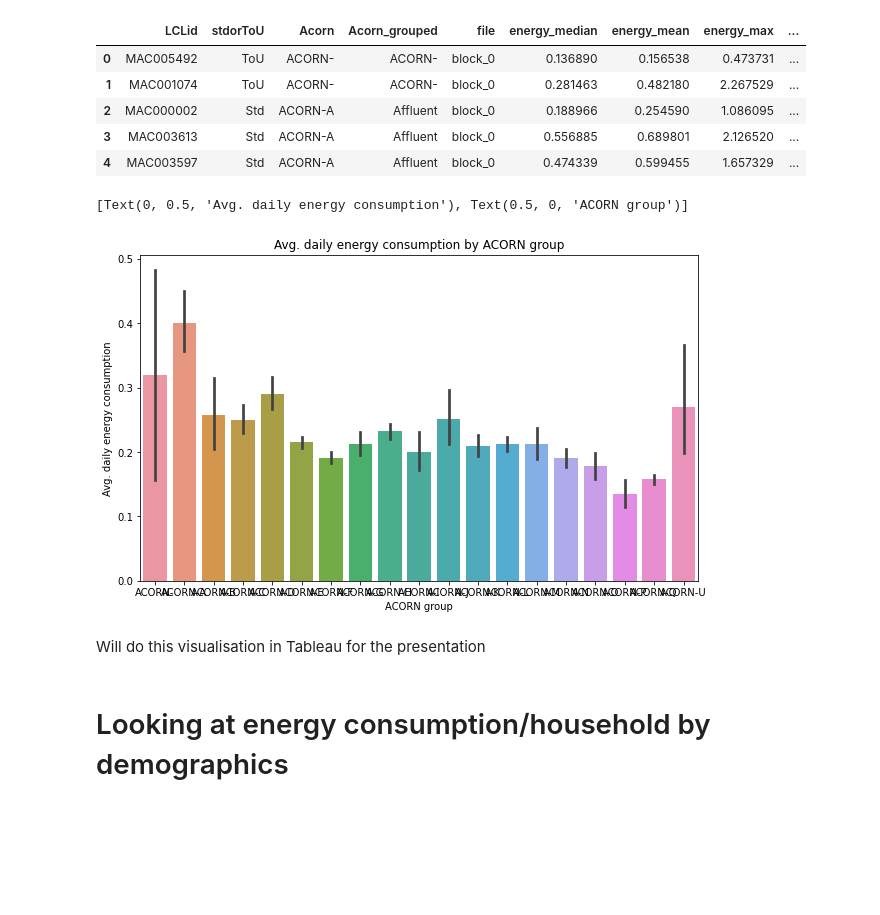
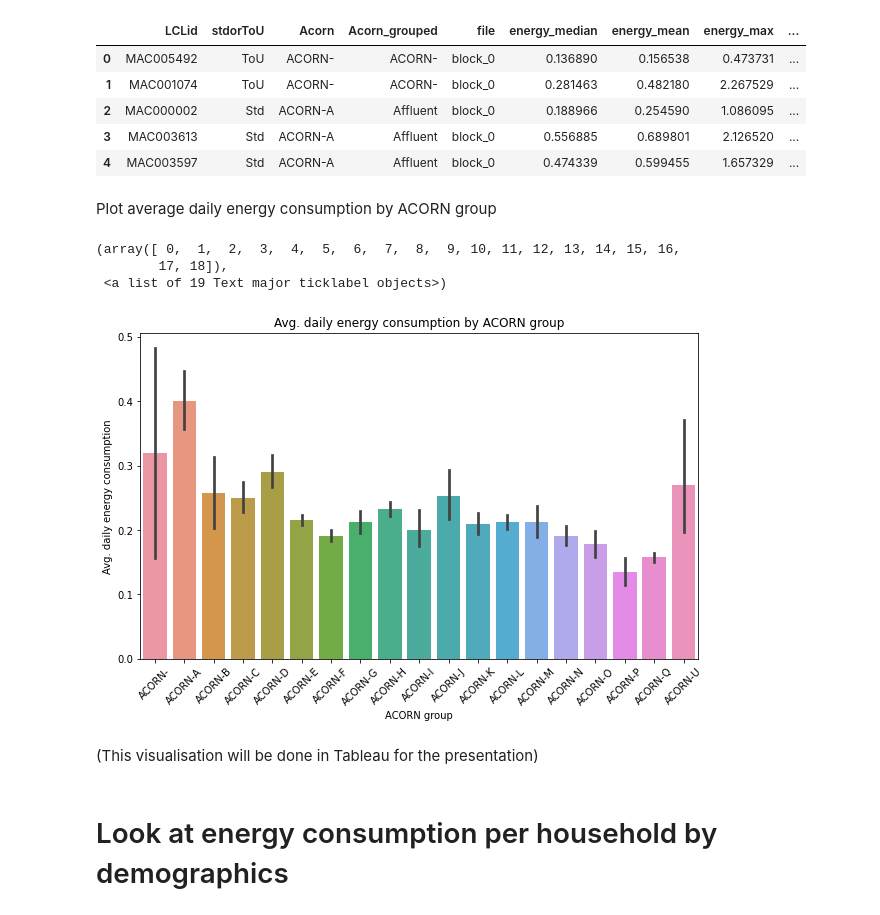
Before and after one commit to fctonio/Smart-meters-analysis, a Jupyter notebook: Notebooks/Linear_regression_visualisation.ipynb, the cells around one changed output. Saved outputs shown, nothing was run; the diff lists cells and outputs as text; code cells hidden in the pictures; blank space fills up the shorter version.

```diff
--- a/Notebooks/Linear_regression_visualisation.ipynb
+++ b/Notebooks/Linear_regression_visualisation.ipynb
@@ -20,18 +19,23 @@ household.head()
 | 2 | MAC000002 | Std | ACORN-A | Affluent | block_0 | 0.188966 | 0.254590 | 1.086095 | ... |
 | 3 | MAC003613 | Std | ACORN-A | Affluent | block_0 | 0.556885 | 0.689801 | 2.126520 | ... |
 | 4 | MAC003597 | Std | ACORN-A | Affluent | block_0 | 0.474339 | 0.599455 | 1.657329 | ... |
+# %% [markdown]
+Plot average daily energy consumption by ACORN group
 # %%
 fig, ax = plt.subplots(figsize=(10,6))
 sns.barplot(data=household, x="Acorn", y="energy_mean", ax=ax);
 ax.set_title("Avg. daily energy consumption by ACORN group")
 ax.set(xlabel="ACORN group", ylabel = "Avg. daily energy consumption")
+plt.xticks(rotation=45)
 # %% [output]
-[Text(0, 0.5, 'Avg. daily energy consumption'), Text(0.5, 0, 'ACORN group')]
+(array([ 0,  1,  2,  3,  4,  5,  6,  7,  8,  9, 10, 11, 12, 13, 14, 15, 16,
+        17, 18]),
+ <a list of 19 Text major ticklabel objects>)
-[figure, old version]
+[figure, new version]
 # %% [markdown]
-Will do this visualisation in Tableau for the presentation
+(This visualisation will be done in Tableau for the presentation)
 # %% [markdown]
-# Looking at energy consumption/household by demographics
+# Look at energy consumption per household by demographics
 # %%
 acorn_demog.head()
 # %% [output]
```
Also changed, not shown: parts of 16 cells of this notebook, 9 other files.
